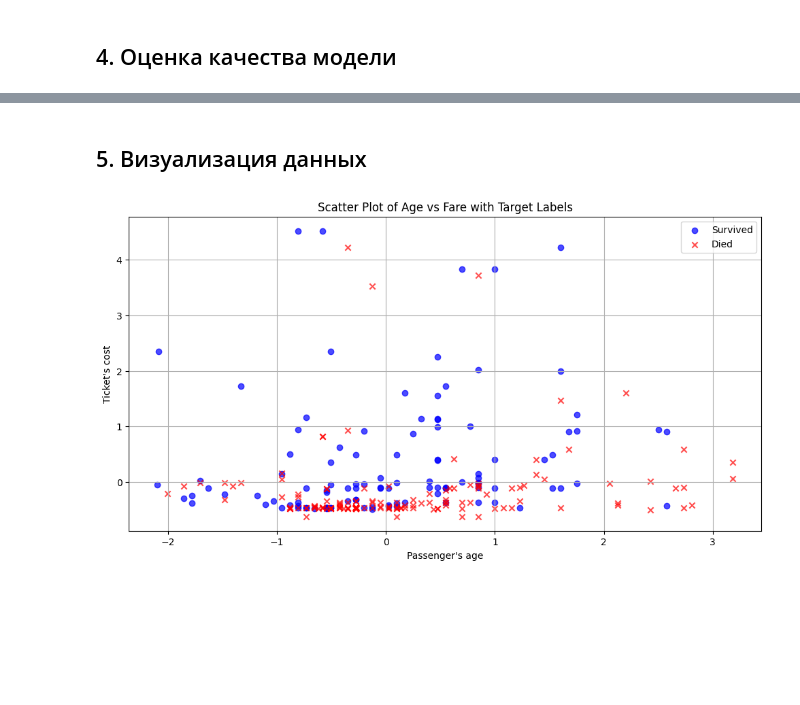
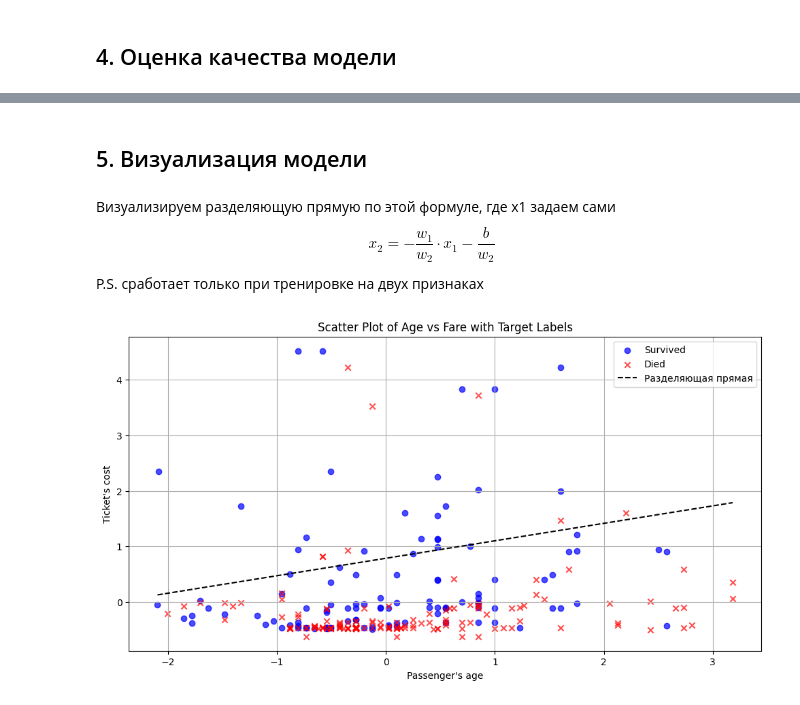
Before and after one commit to saitovmarat/Neural-Networks, a Jupyter notebook: Task_2/linearClassification.ipynb, the cells around one changed output, grey strips where cells are left out. Saved outputs shown, nothing was run; the diff lists cells and outputs as text; code cells hidden in the pictures; blank space fills up the shorter version.

Commit message:
visualized the dividing line

```diff
--- a/Task_2/linearClassification.ipynb
+++ b/Task_2/linearClassification.ipynb
@@ -82,0 +85,3 @@ print(tabulate(table_data, headers=headers, tablefmt="grid", numalign="left"))
+# %%
+x_train = x_train[:, [2, 5]]
+x_test = x_test[:, [2, 5]]
@@ -82,0 +90,9 @@ print(tabulate(table_data, headers=headers, tablefmt="grid", numalign="left"))
+# %%
+table_data = []
+headers = ["Index", "Age", "Fare", "Survived"]
+
+for i, (feat_scaled, price) in enumerate(zip(x_train, y_train)):
+    row = [i] + list(feat_scaled) + [price]
+    table_data.append(row)
+
+print(tabulate(table_data, headers=headers, tablefmt="grid", numalign="left"))
@@ -111,6 +145,8 @@ class LinearClassificator:
         self.eps = eps
         self.degree = degree
         self.weights = None
+        self.coef_ = None
+        self.intercept_ = None
         self.gradHistory = []
 
     def addIntercept(self, X):
@@ -139,6 +175,9 @@ class LinearClassificator:
                 print(f"Остановка на итерации {i} из-за маленького изменения MSE.")
                 break
 
+        self.coef_ = self.weights[1:]
+        self.intercept_ = self.weights[0]
+
     def predict(self, X):
         X = self.addPolynomialFeatures(X)
         X = self.addIntercept(X)
@@ -195,24 +234,40 @@ Accuracy: 0.7632850241545894
 # %% [markdown]
-## 5. Визуализация данных
+## 5. Визуализация модели
+# %% [markdown]
+Визуализируем разделяющую прямую по этой формуле, где x1 задаем сами
+$$
+x_2 = -\frac{w_1}{w_2} \cdot x_1 - \frac{b}{w_2}
+$$
+P.S. сработает только при тренировке на двух признаках
 # %%
-age = x_test[:, 2]
+age = x_test[:, 0]
 age_survived = age[y_test == 1]
 age_died = age[y_test == 0]
 
-fare = x_test[:, 5]
+fare = x_test[:, 1]
 fare_survived = fare[y_test == 1]
 fare_died = fare[y_test == 0]
 
 plt.figure(figsize=(12, 6))
 
 plt.scatter(age_survived, fare_survived, color='blue', label='Survived', alpha=0.7, marker='o')
 plt.scatter(age_died, fare_died, color='red', label='Died', alpha=0.7, marker='x')
 
+w1, w2 = model.coef_
+b = model.intercept_
+
+x1_vals = np.linspace(age.min(), age.max(), 100)
+x2_vals = -(w1 / w2) * x1_vals - (b / w2)
+
+# Рисуем разделяющую прямую
+plt.plot(x1_vals, x2_vals, 'k--', label="Разделяющая прямая")
+
+
 plt.xlabel("Passenger's age")
 plt.ylabel("Ticket's cost")
 plt.title('Scatter Plot of Age vs Fare with Target Labels')
 plt.legend()
 plt.grid(True)
 plt.show()
 # %% [output]
-[figure, old version]
+[figure, new version]
```
Also changed, not shown: parts of 8 cells of this notebook.
